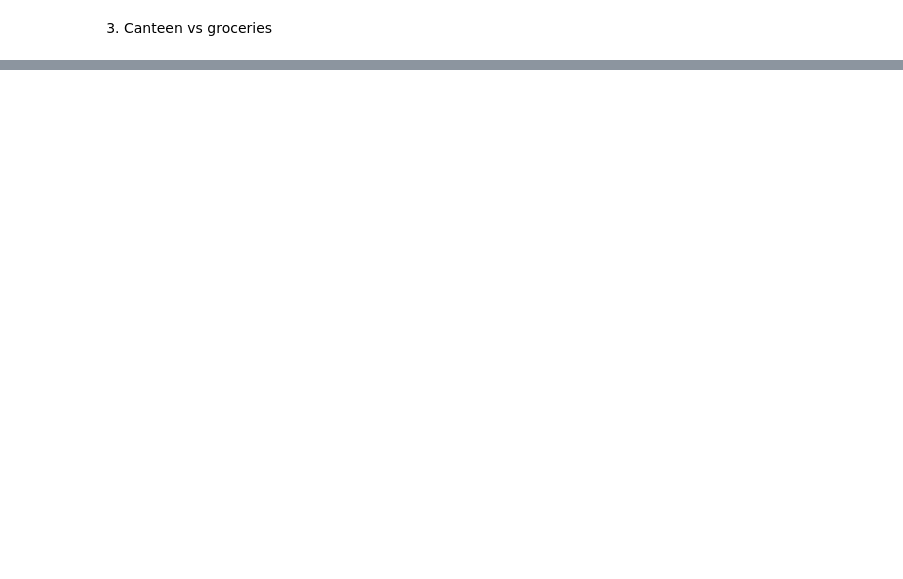
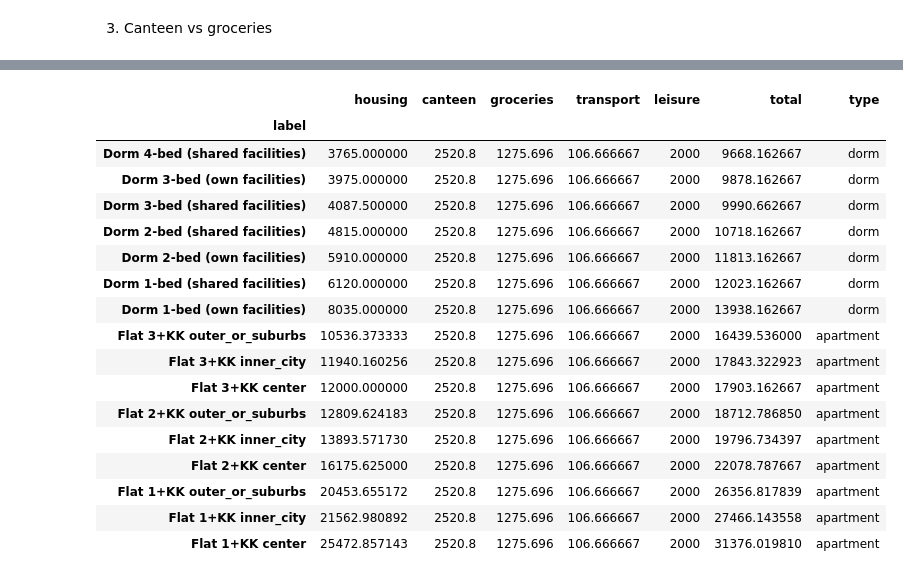
Before and after one commit to haeronwen/project, a Jupyter notebook: analysis.ipynb, the cells around one changed output, grey strips where cells are left out. Cells and saved outputs as stored; diff of their text form; code cells hidden in the pictures; blank space fills up the shorter version.

```diff
--- a/analysis.ipynb
+++ b/analysis.ipynb
@@ -653,0 +514,23 @@ Lunch share = 70%
+# %%
+df5=build_scenario_table(canteen_days=5)
+df_sorted = df5.sort_values("total")
+df_sorted
+# %% [output]
+|  | housing | canteen | groceries | transport | leisure | total | type |
+| label |  |  |  |  |  |  |  |
+| Dorm 4-bed (shared facilities) | 3765.000000 | 2520.8 | 1275.696 | 106.666667 | 2000 | 9668.162667 | dorm |
+| Dorm 3-bed (own facilities) | 3975.000000 | 2520.8 | 1275.696 | 106.666667 | 2000 | 9878.162667 | dorm |
+| Dorm 3-bed (shared facilities) | 4087.500000 | 2520.8 | 1275.696 | 106.666667 | 2000 | 9990.662667 | dorm |
+| Dorm 2-bed (shared facilities) | 4815.000000 | 2520.8 | 1275.696 | 106.666667 | 2000 | 10718.162667 | dorm |
+| Dorm 2-bed (own facilities) | 5910.000000 | 2520.8 | 1275.696 | 106.666667 | 2000 | 11813.162667 | dorm |
+| Dorm 1-bed (shared facilities) | 6120.000000 | 2520.8 | 1275.696 | 106.666667 | 2000 | 12023.162667 | dorm |
+| Dorm 1-bed (own facilities) | 8035.000000 | 2520.8 | 1275.696 | 106.666667 | 2000 | 13938.162667 | dorm |
+| Flat 3+KK outer_or_suburbs | 10536.373333 | 2520.8 | 1275.696 | 106.666667 | 2000 | 16439.536000 | apartment |
+| Flat 3+KK inner_city | 11940.160256 | 2520.8 | 1275.696 | 106.666667 | 2000 | 17843.322923 | apartment |
+| Flat 3+KK center | 12000.000000 | 2520.8 | 1275.696 | 106.666667 | 2000 | 17903.162667 | apartment |
+| Flat 2+KK outer_or_suburbs | 12809.624183 | 2520.8 | 1275.696 | 106.666667 | 2000 | 18712.786850 | apartment |
+| Flat 2+KK inner_city | 13893.571730 | 2520.8 | 1275.696 | 106.666667 | 2000 | 19796.734397 | apartment |
+| Flat 2+KK center | 16175.625000 | 2520.8 | 1275.696 | 106.666667 | 2000 | 22078.787667 | apartment |
+| Flat 1+KK outer_or_suburbs | 20453.655172 | 2520.8 | 1275.696 | 106.666667 | 2000 | 26356.817839 | apartment |
+| Flat 1+KK inner_city | 21562.980892 | 2520.8 | 1275.696 | 106.666667 | 2000 | 27466.143558 | apartment |
+| Flat 1+KK center | 25472.857143 | 2520.8 | 1275.696 | 106.666667 | 2000 | 31376.019810 | apartment |
```
Also changed, not shown: parts of 41 cells of this notebook, 3 other files.
